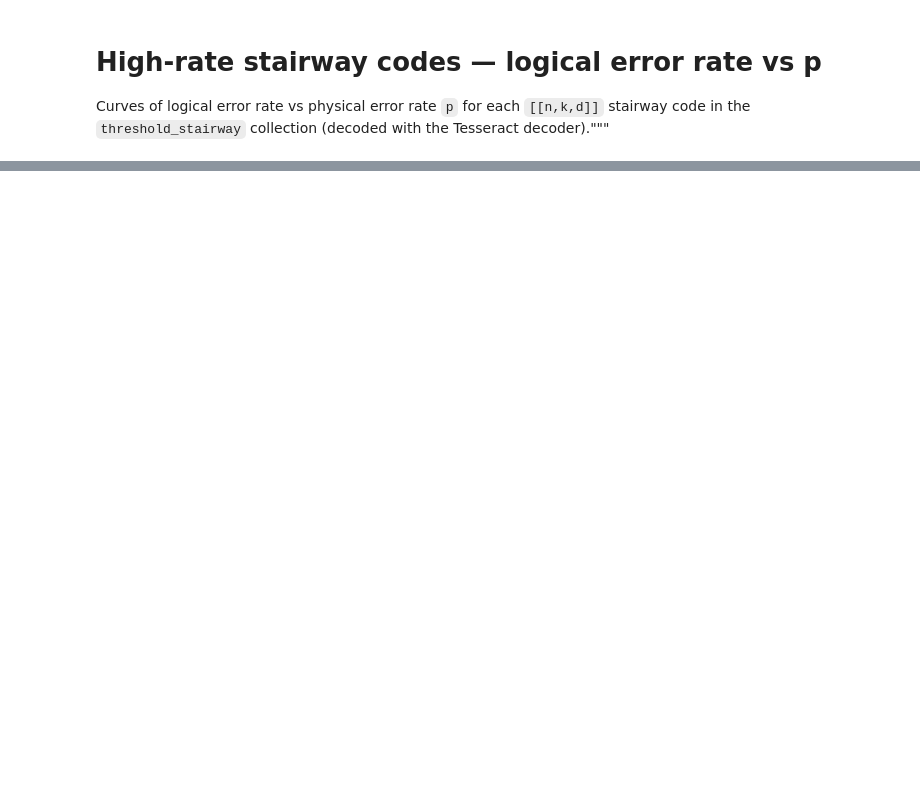
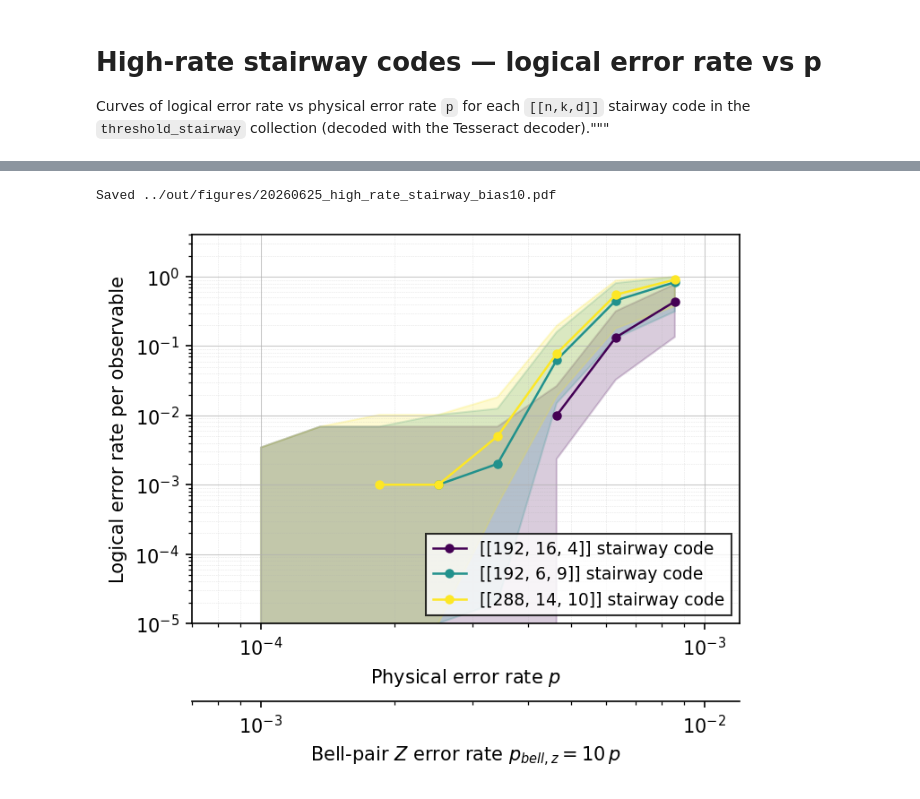
Before and after one commit to RetzkersGroup/distributed-qec, a Jupyter notebook: notebooks/high_rate_stairway.ipynb, the cells around one changed output, grey strips where cells are left out. Drawn from its saved outputs; the diff is of its cells as text; code cells hidden in the pictures; blank space fills up the shorter version.

Commit message:
high-rate together

```diff
--- a/notebooks/high_rate_stairway.ipynb
+++ b/notebooks/high_rate_stairway.ipynb
@@ -57,8 +57,16 @@ df['p'] = meta.apply(lambda m: m.get('p'))
 df['p_bell_z'] = meta.apply(lambda m: m.get('p_bell_z'))
 df['bias'] = meta.apply(lambda m: m.get('bias'))
 
+# Stairway sidecar metadata carries n / k / expected_distance directly
+# (it's propagated by make_threshold_circuits_bell.py). Fall back to
+# parsing the input-circuit filename for the hyperbolic naming scheme.
 _NKD = re.compile(r'n=(\d+)_k=(\d+)_d=(\d+)')
 def _nkd(m):
+    n = m.get('n')
+    k = m.get('k')
+    d = m.get('expected_distance', m.get('d'))
+    if n is not None and k is not None and d is not None:
+        return (int(n), int(k), int(d))
     mm = _NKD.search(m.get('input_circuit', ''))
     if not mm:
         return (None, None, None)
@@ -72,7 +80,6 @@ df['pL_err'] = np.sqrt(np.clip(df['pL'] * (1 - df['pL']), 0, None) / df['shots']
 
 available_biases = sorted(df['bias'].dropna().unique())
 df = df[np.isclose(df['bias'].astype(float), float(BIAS))].reset_index(drop=True)
-df = df[df['pL'] > 0].reset_index(drop=True)
 if df.empty:
     raise ValueError(f'no rows for BIAS={BIAS}; available biases: {available_biases}')
 
@@ -81,6 +88,8 @@ code_order = (
       .sort_values('n')['code']
       .tolist()
 )
+n_zero = int((df['errors'] == 0).sum())
 print(f'{len(df)} rows; bias={BIAS:g} (available: {available_biases}); codes={code_order}')
+print(f'zero-error rows kept: {n_zero}/{len(df)} (sinter draws them as upper bounds)')
 print(f'low-confidence shots: {int(df["low_confidence_shots"].sum())} / {int(df["shots"].sum())} total')
 df.head()
@@ -124,11 +143,13 @@ def group_func(stat):
     n = stat.json_metadata['n']
     k = stat.json_metadata['k']
     d = stat.json_metadata['expected_distance']
-    return f'[[{n}, {k}, {d}]]'
+    return f'[[{n}, {k}, {d}]] stairway code'
 
 
 def plot_args_func(index, group_key, group_stats):
-    key = group_key.replace(' ', '')
+    # Strip the trailing " stairway code" suffix to look up the viridis color
+    # by the [[n,k,d]] key from `code_order` (which has no spaces or suffix).
+    key = group_key.split(']]')[0].replace(' ', '') + ']]'
     return {'color': colors.get(key, 'k'), 'marker': 'o', 'markersize': 4, 'linewidth': 1.2}
 
 
@@ -159,30 +180,33 @@ if sorted_pairs:
 
 p_min = float(df['p'].min())
 p_max = float(df['p'].max())
 ax.set_xlim(p_min * 0.7, p_max * 1.4)
 ax.set_ylim(1e-5, 4)
 
 ax.set_xlabel(r'Physical error rate $p$')
 ax.set_ylabel(r'Logical error rate per observable')
 ax.grid(which='major', linestyle='-', linewidth=0.5, alpha=0.7)
 ax.grid(which='minor', linestyle=':', linewidth=0.3, alpha=0.5)
 
 # Second x-axis underneath, showing p_bell_z = BIAS * p.
 fig.tight_layout()
 fig.subplots_adjust(bottom=0.24)
 
 ax_pbz = ax.secondary_xaxis(
     -0.20,
     functions=(lambda p: p * BIAS, lambda pbz: pbz / BIAS),
 )
 ax_pbz.set_xlabel(rf'Bell-pair $Z$ error rate $p_{{bell,z}} = {BIAS:g}\,p$')
 
 fig.set_dpi(150)
 
 out_dir = Path('../out/figures')
 out_dir.mkdir(parents=True, exist_ok=True)
 date = datetime.date.today().strftime('%Y%m%d')
 out_path = out_dir / f'{date}_high_rate_stairway_bias{int(BIAS)}.pdf'
 fig.savefig(out_path, bbox_inches='tight')
 print(f'Saved {out_path}')
 plt.show()
+# %% [output]
+Saved ../out/figures/20260625_high_rate_stairway_bias10.pdf
+[figure, added]
```
Also changed, not shown: parts of 1 cell of this notebook, 3 other files.
